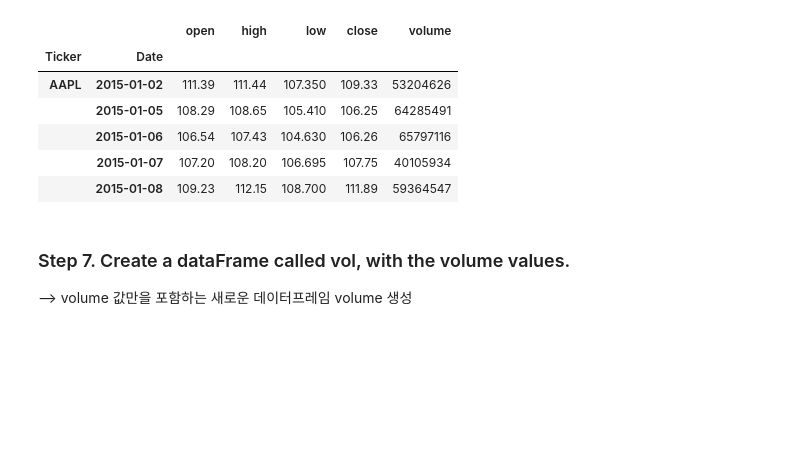
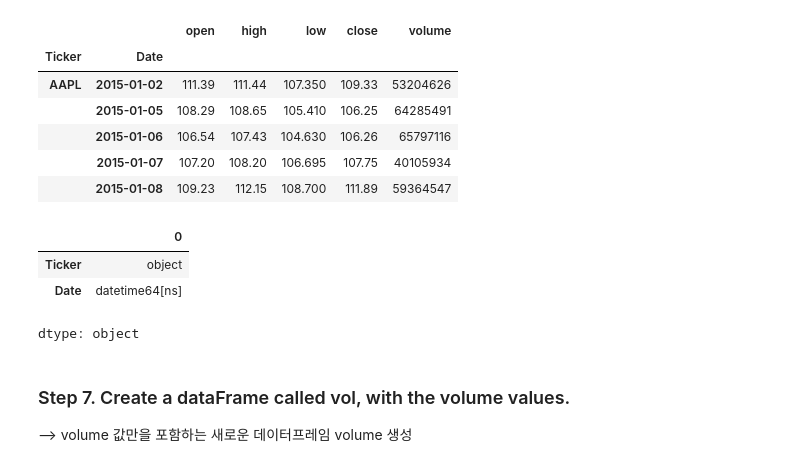
Before and after one commit to seo-minsu/Python_Programming_Study, a Jupyter notebook: pandas_exercises/09_Time_Series/Getting_Financial_Data/Exercises.ipynb, the cells around one changed output. Cells and saved outputs as stored; diff of their text form; code cells hidden in the pictures; blank space fills up the shorter version.

```diff
--- a/pandas_exercises/09_Time_Series/Getting_Financial_Data/Exercises.ipynb
+++ b/pandas_exercises/09_Time_Series/Getting_Financial_Data/Exercises.ipynb
@@ -156,6 +148,13 @@ df.head()
 |  | 2015-01-06 | 106.54 | 107.43 | 104.630 | 106.26 | 65797116 |
 |  | 2015-01-07 | 107.20 | 108.20 | 106.695 | 107.75 | 40105934 |
 |  | 2015-01-08 | 109.23 | 112.15 | 108.700 | 111.89 | 59364547 |
+# %%
+df.index.dtypes
+# %% [output]
+|  | 0 |
+| Ticker | object |
+| Date | datetime64[ns] |
+dtype: object
 # %% [markdown]
 ### Step 7. Create a dataFrame called vol, with the volume values.
 --> volume 값만을 포함하는 새로운 데이터프레임 volume 생성
```
Also changed, not shown: parts of 8 cells of this notebook.
